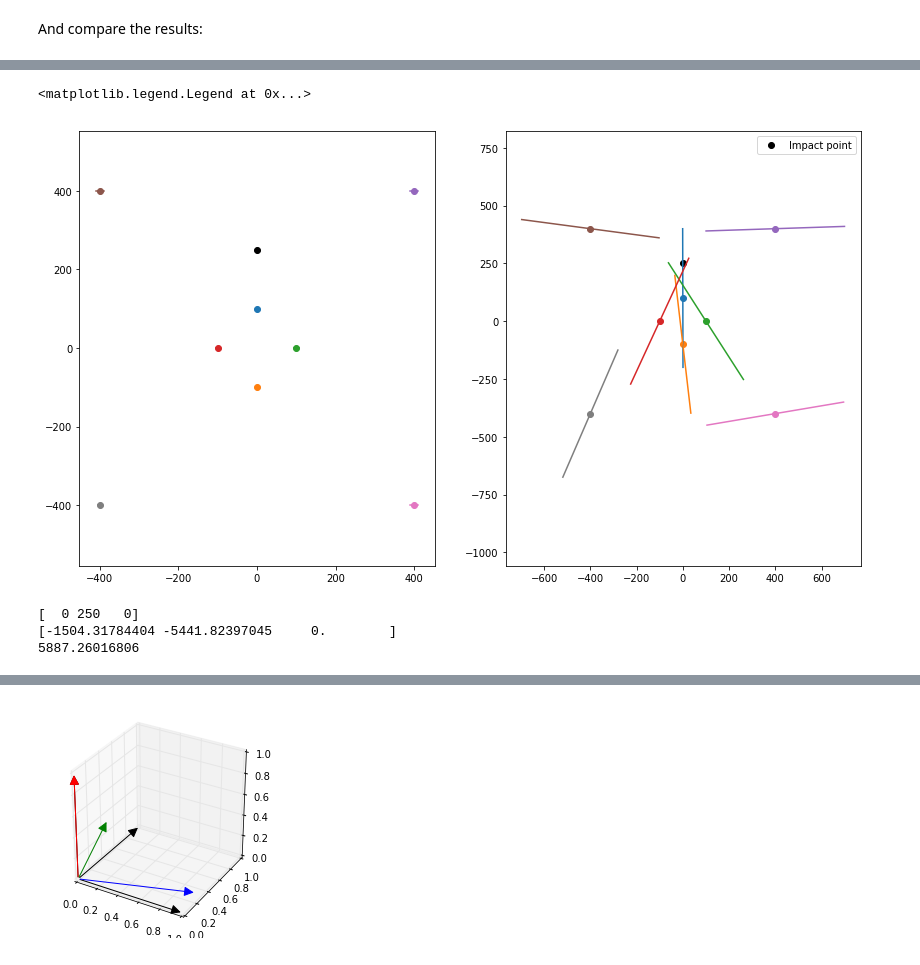
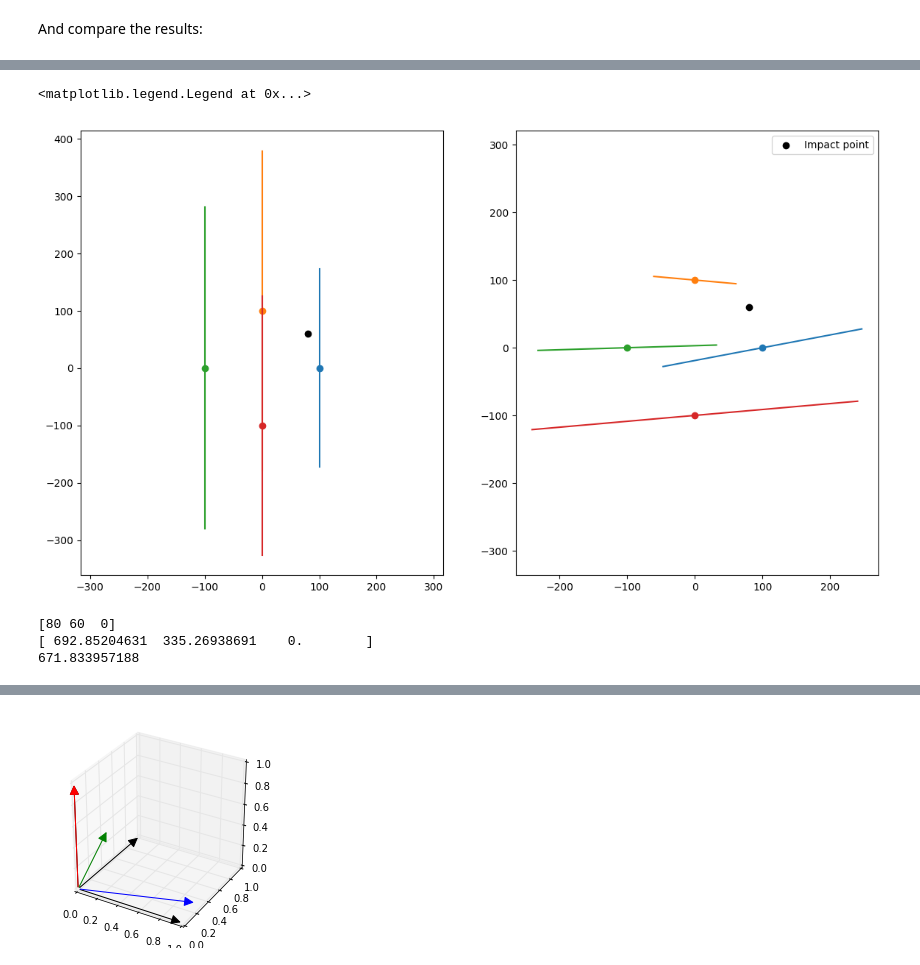
Before and after one commit to vuillaut/pschitt, a Jupyter notebook: pschitt/example.ipynb, the cells around one changed output, grey strips where cells are left out. Saved outputs shown, nothing was run; the diff lists cells and outputs as text; code cells hidden in the pictures.

```diff
--- a/pschitt/example.ipynb
+++ b/pschitt/example.ipynb
@@ -43,17 +49,17 @@ shower = obj.shower()
 shower.impact_point = np.array([80,60,0])
 
 #shower direction
-shower.alt = math.radians(88)
-shower.az = math.radians(0)
+shower.alt = math.radians(22)
+shower.az = math.radians(90)
 
 #pointing direction
-talt = math.radians(88)
-taz = math.radians(0)
+talt = math.radians(20)
+taz = math.radians(90)
 
 #shower parameters
 shower_top = 12000
-shower_length = 10000
-shower_width = 400
+shower_length = 6000
+shower_width = 100
 
 shower.number_of_particles = int(1e4)
 # %% [markdown]
@@ -281,7 +312,7 @@ plt.figure(figsize=(8,8))
 plt.axis('equal')
 plt.scatter(shower.impact_point[0], shower.impact_point[1], color='black', label='Impact point', marker='X')
 for tel in triggered_telescopes:
-    plt.scatter(tel.center[0], tel.center[1])
+    plt.scatter(tel.mirror_center[0], tel.mirror_center[1])
 
 for (tel, hp) in zip(triggered_telescopes, HP):
     alt = talt
@@ -291,12 +322,12 @@ for (tel, hp) in zip(triggered_telescopes, HP):
     np.sin(alt)**2 * np.cos(az) * np.cos(psi) - np.sin(alt)*np.sin(az) * np.sin(psi) + np.cos(alt)**2 * np.sin(az)*np.cos(psi),
     np.sin(alt)**2 * np.sin(az) * np.cos(psi) + np.sin(alt)*np.cos(az) * np.sin(psi) - np.cos(alt)**2 * np.cos(az)*np.cos(psi)
     ]
-    plt.plot(x*n[0] + tel.center[0], x*n[1] + tel.center[1]);
+    plt.plot(x*n[0] + tel.mirror_center[0], x*n[1] + tel.mirror_center[1]);
 
 
 plt.axis('equal')
 plt.xlabel("X [m]")
 plt.ylabel("Y [m]")
 plt.legend()
-plt.savefig("../Images/hillasreco_site.pdf")
+#plt.savefig("../Images/hillasreco_site.pdf")
 # %% [output]
@@ -308,38 +339,38 @@ HP = np.array(HP)
 # for (hp,tel) in zip(HP, triggered_telescopes):
 hp = HP[0]
 plt.figure(figsize=(14,8))
 
 plt.subplot(121)
 plt.axis('equal')
 plt.scatter(shower.impact_point[0], shower.impact_point[1], color='black', label='Impact point')
 for tel in triggered_telescopes:
-    plt.scatter(tel.center[0], tel.center[1])
+    plt.scatter(tel.mirror_center[0], tel.mirror_center[1])
 
 plt.subplot(122)
 plt.axis('equal')
 plt.scatter(shower.impact_point[0], shower.impact_point[1], color='black', label='Impact point')
 for tel in triggered_telescopes:
-    plt.scatter(tel.center[0], tel.center[1])
+    plt.scatter(tel.mirror_center[0], tel.mirror_center[1])
 
 for (tel, hp) in zip(triggered_telescopes, HP):
     alt = talt
     az = taz
     psi = hp[7] + np.pi/2.
     n = [
     np.sin(alt)**2 * np.cos(az) * np.cos(psi) - np.sin(alt)*np.sin(az) * np.sin(psi) + np.cos(alt)**2 * np.sin(az)*np.cos(psi),
     np.sin(alt)**2 * np.sin(az) * np.cos(psi) + np.sin(alt)*np.cos(az) * np.sin(psi) - np.cos(alt)**2 * np.cos(az)*np.cos(psi)
     ]
     plt.subplot(121)
-    plt.plot(x*np.cos(hp[7]+math.pi/2.)*np.cos(talt)*np.cos(taz) + tel.center[0], x*np.sin(hp[7]+math.pi/2.)*np.cos(talt)*np.sin(taz) + tel.center[1]);
+    plt.plot(x*np.cos(hp[7]+math.pi/2.)*np.cos(talt)*np.cos(taz) + tel.mirror_center[0], x*np.sin(hp[7]+math.pi/2.)*np.cos(talt)*np.sin(taz) + tel.mirror_center[1]);
     plt.subplot(122)
-    plt.plot(x*n[0] + tel.center[0], x*n[1] + tel.center[1]);
+    plt.plot(x*n[0] + tel.mirror_center[0], x*n[1] + tel.mirror_center[1]);
 
 
 plt.axis('equal')
 plt.legend()
 # %% [output]
 <matplotlib.legend.Legend at 0x...>
-[figure, old version]
+[figure, new version]
 # %%
 # for hp in HP:
 #     print(np.cos(hp[6]))
@@ -372,7 +403,7 @@ for i1 in np.arange(len(HP)-1):
         phi2 = hp2[6]
         psi2 = hp2[7] + math.pi/2.
         A = np.array([[np.tan(phi1), -1], [np.tan(phi2), -1]])
-        B = np.array([(tel1.center[0] + gx1)*np.tan(psi1) - (tel1.center[1] + gy1), (tel2.center[0] + gx2) * np.tan(psi2) - (tel2.center[1] + gy2) ])
+        B = np.array([(tel1.mirror_center[0] + gx1)*np.tan(psi1) - (tel1.mirror_center[1] + gy1), (tel2.mirror_center[0] + gx2) * np.tan(psi2) - (tel2.mirror_center[1] + gy2) ])
         res = np.linalg.solve(A,B)
         X.append(res[0])
         Y.append(res[1])
@@ -382,9 +413,9 @@ reco = np.array([np.mean(X), np.mean(Y), 0])
 print(reco)
 print(np.linalg.norm(reco-shower.impact_point))
 # %% [output]
-[  0 250   0]
-[-1504.31784404 -5441.82397045     0.        ]
-5887.26016806
+[80 60  0]
+[ 692.85204631  335.26938691    0.        ]
+671.833957188
 # %%
 reload(ci)
 # %% [output]
```
Also changed, not shown: parts of 29 cells of this notebook, 3 other files.
